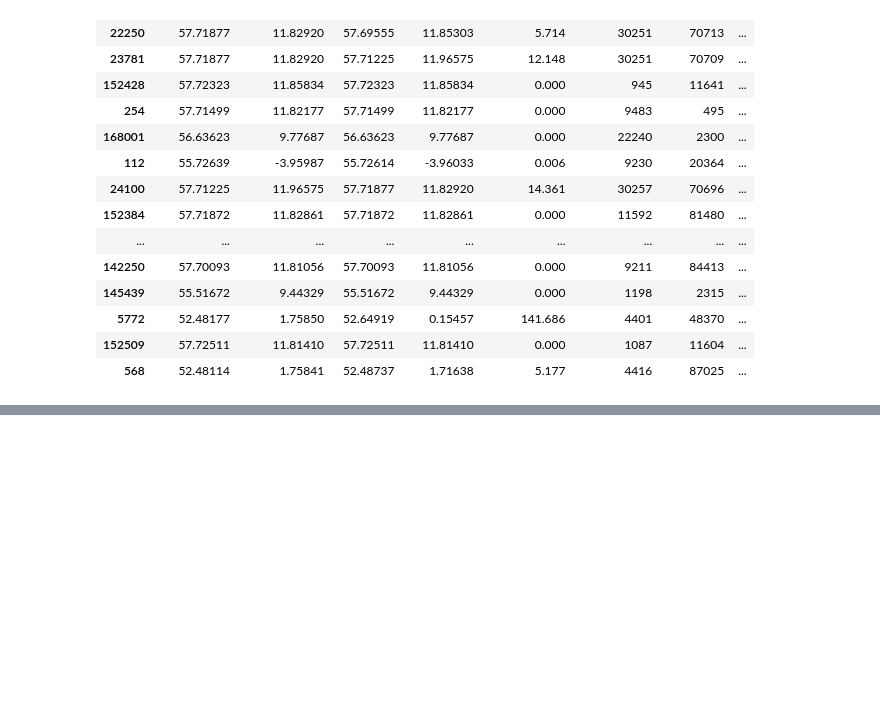
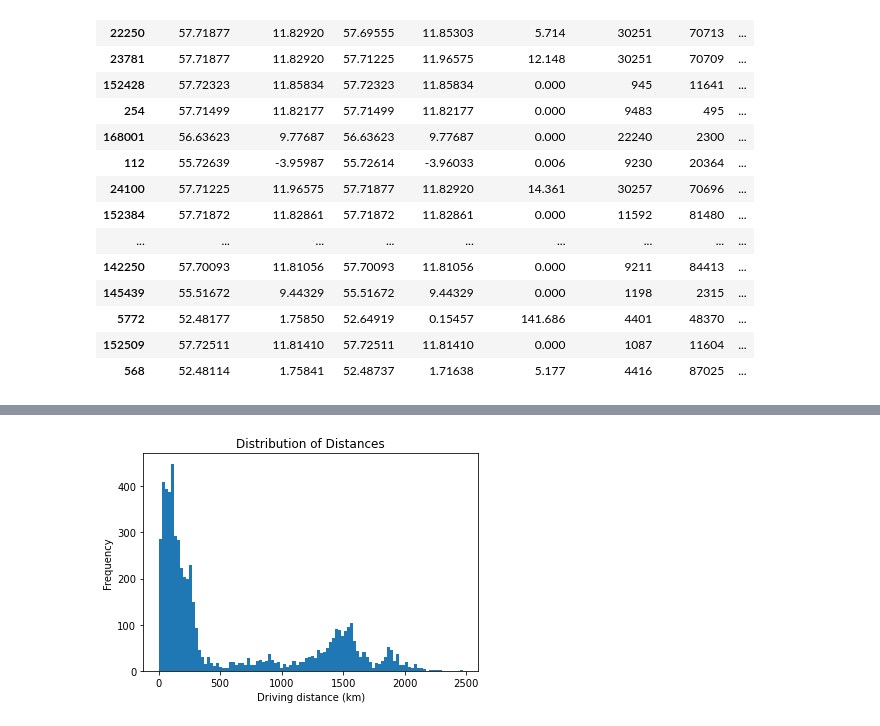
Before and after one commit to em1899/master-thesis-project, a Jupyter notebook: EDA/EDA_v5.ipynb, the cells around one changed output, grey strips where cells are left out. Saved outputs shown, nothing was run; the diff lists cells and outputs as text; code cells hidden in the pictures; blank space fills up the shorter version.

```diff
--- a/EDA/EDA_v5.ipynb
+++ b/EDA/EDA_v5.ipynb
@@ -1429,0 +1456,10 @@ Creating the df_spike graph
+# %%
+# Denmark distance distribution
+subset_dk = subset[subset['ToCountry'] =='Denmark']
+plt.hist(subset_dk['RouteDistance'], bins = 100)
+plt.xlabel("Driving distance (km)")
+plt.ylabel("Frequency")
+plt.title("Distribution of Distances")
+plt.show()
+# %% [output]
+[figure, added]
```
Also changed, not shown: parts of 49 cells of this notebook.
